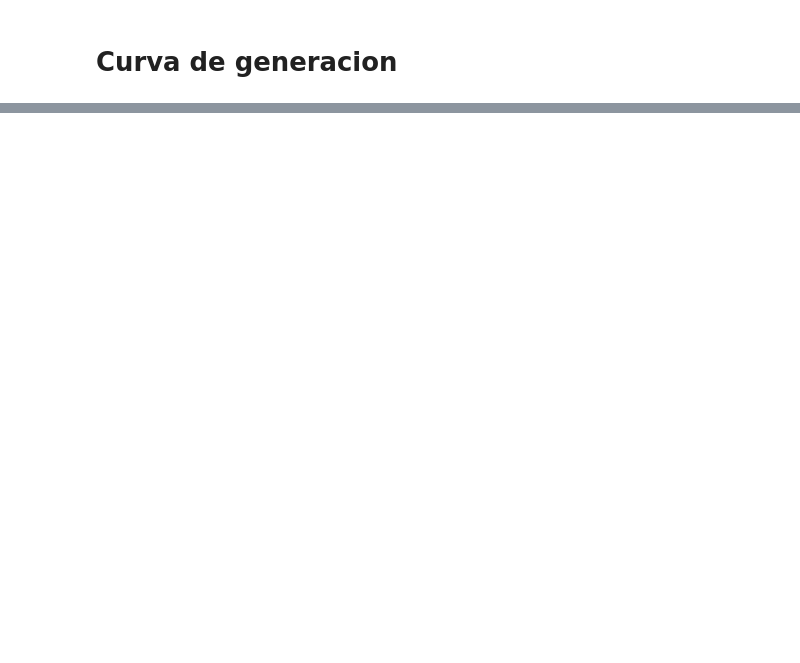
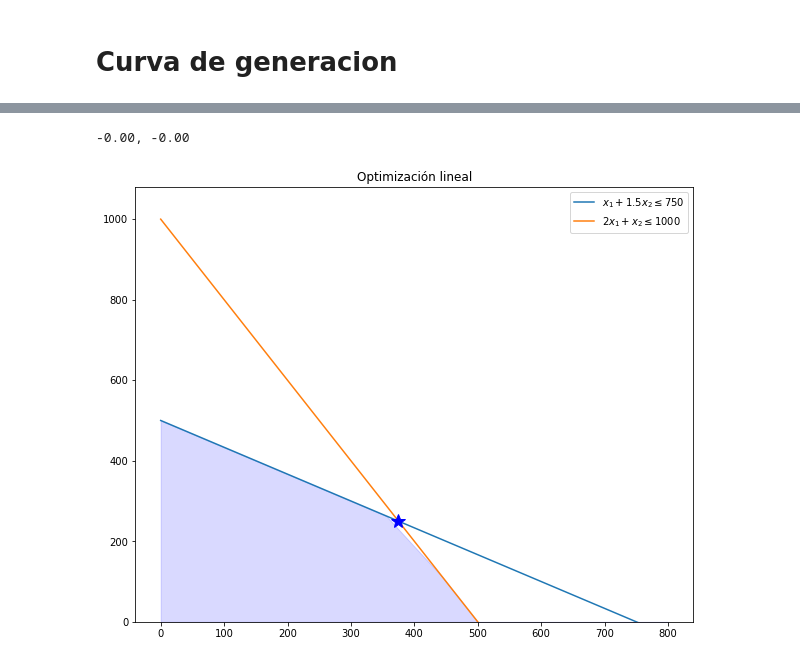
Before and after one commit to JuanTabarez/Analisis_Numerico_2020_2, a Jupyter notebook: Dimensionamiento_Analisis.ipynb, the cells around one changed output, grey strips where cells are left out. Saved outputs shown, nothing was run; the diff lists cells and outputs as text; code cells hidden in the pictures; blank space fills up the shorter version.

```diff
--- a/Dimensionamiento_Analisis.ipynb
+++ b/Dimensionamiento_Analisis.ipynb
@@ -154,0 +299,26 @@ plt.show()
+# %%
+
+# imprimiendo la solucion.
+print('{0:.2f}, {1:.2f}'.format(sol['x'][0]*-1, sol['x'][1]*-1))
+# %% [output]
+-0.00, -0.00
+# %%
+
+# Resolviendo la optimizacion graficamente.
+x_vals = np.linspace(0, 800, 10) # 10 valores entre 0 y 800
+y1 = ((750 - x_vals)/1.5) # x1 + 1.5x2 = 750
+y2 = (1000 - 2*x_vals) # 2x1 + x2 = 1000
+plt.figure(figsize=(10,8))
+plt.plot(x_vals, y1, label=r'$x_1 + 1.5x_2 \leq 750$')
+plt.plot(x_vals, y2, label=r'$2x_1 + x_2 \leq 1000$') #
+plt.plot(375, 250, 'b*', markersize=15)
+
+# Región factible
+y3 = np.minimum(y1, y2)
+plt.fill_between(x_vals, 0, y3, alpha=0.15, color='b')
+plt.axis(ymin = 0)
+plt.title('Optimización lineal')
+plt.legend()
+plt.show()
+# %% [output]
+[figure, added]
```
Also changed, not shown: parts of 27 cells of this notebook.
